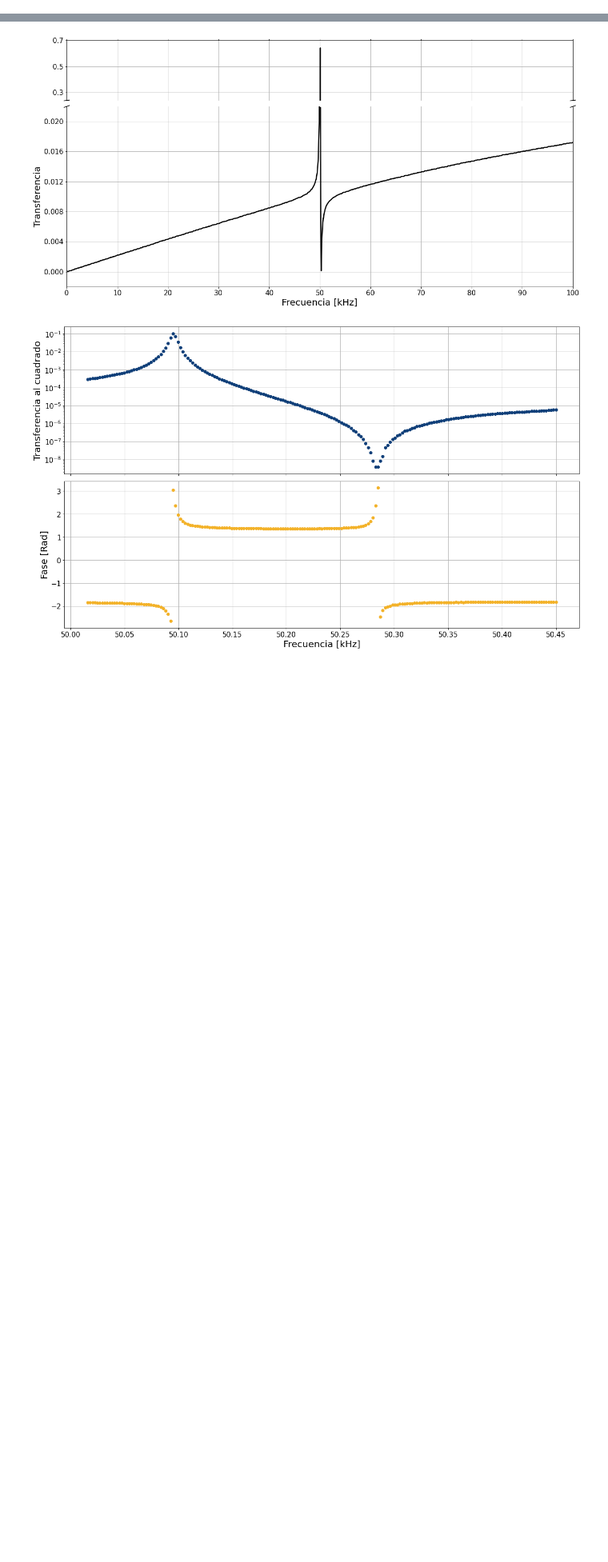
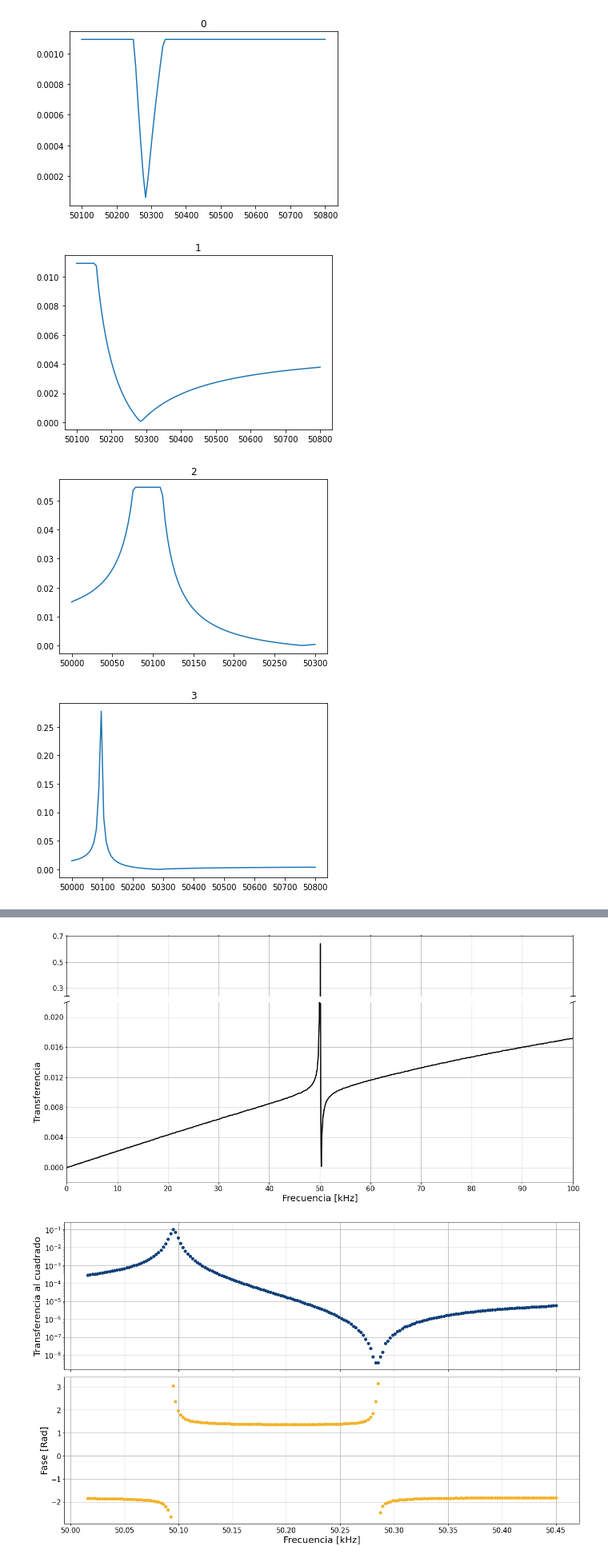
Before and after one commit to tdinapoli/labo-4, a Jupyter notebook: actividad_6/figuras.ipynb, the cells around one changed output, grey strips where cells are left out. Shown at 80% size. Cells and saved outputs as stored; diff of their text form; code cells hidden in the pictures; blank space fills up the shorter version.

```diff
--- a/actividad_6/figuras.ipynb
+++ b/actividad_6/figuras.ipynb
@@ -6,3 +6,13 @@ meds = []
 
 for i in range(1, 11):
     meds.append(np.loadtxt(f"0606/med{i}.txt", delimiter=","))
+# %%
+for i, med in enumerate(meds):
+    plt.plot(med[:,0], med[:,1])
+    plt.title(str(i))
+    plt.show()
+# %% [output]
+[figure, added]
+[figure, added]
+[figure, added]
+[figure, added]
```
Also changed, not shown: parts of 9 cells of this notebook, 8 other files.
